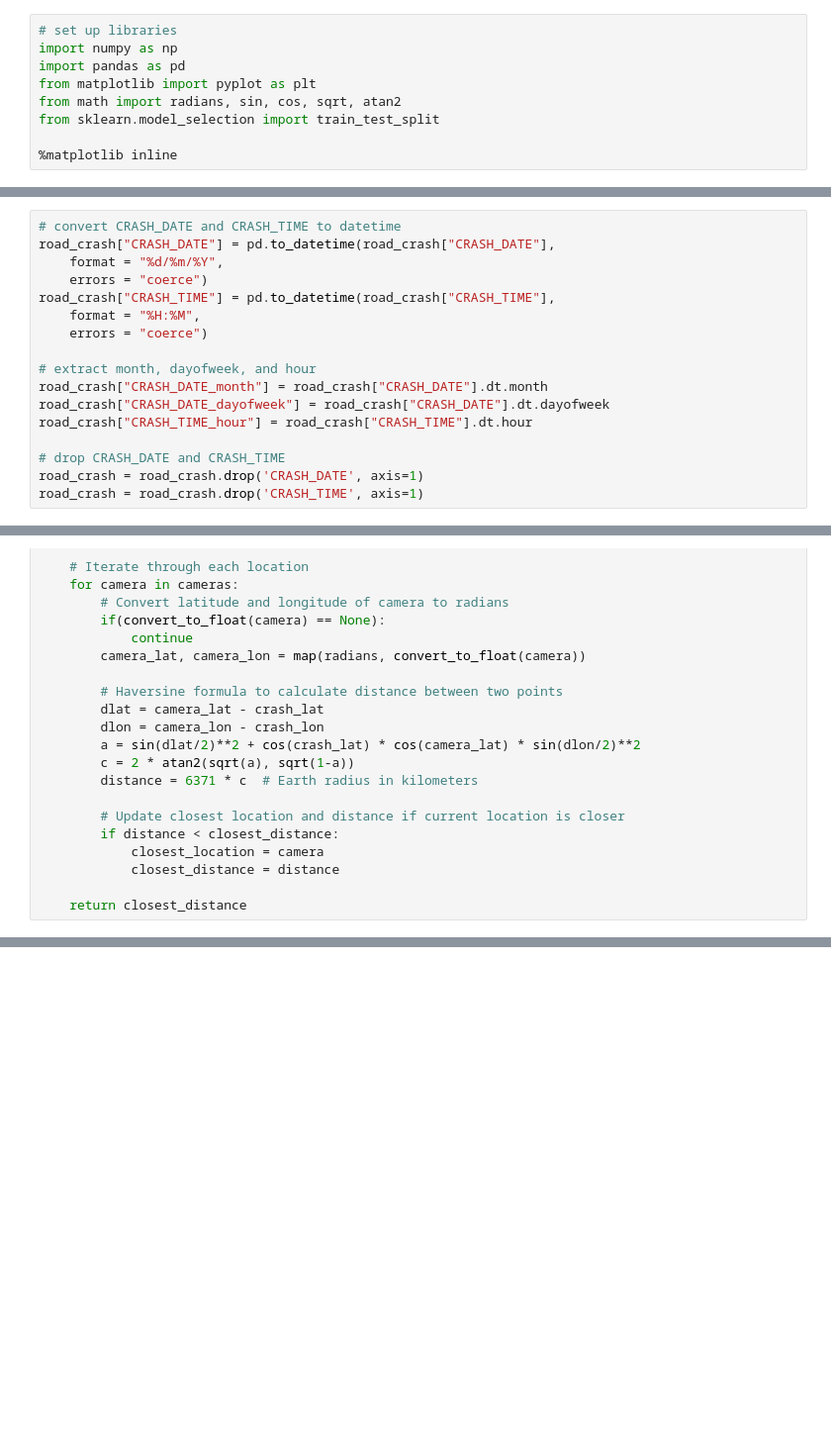
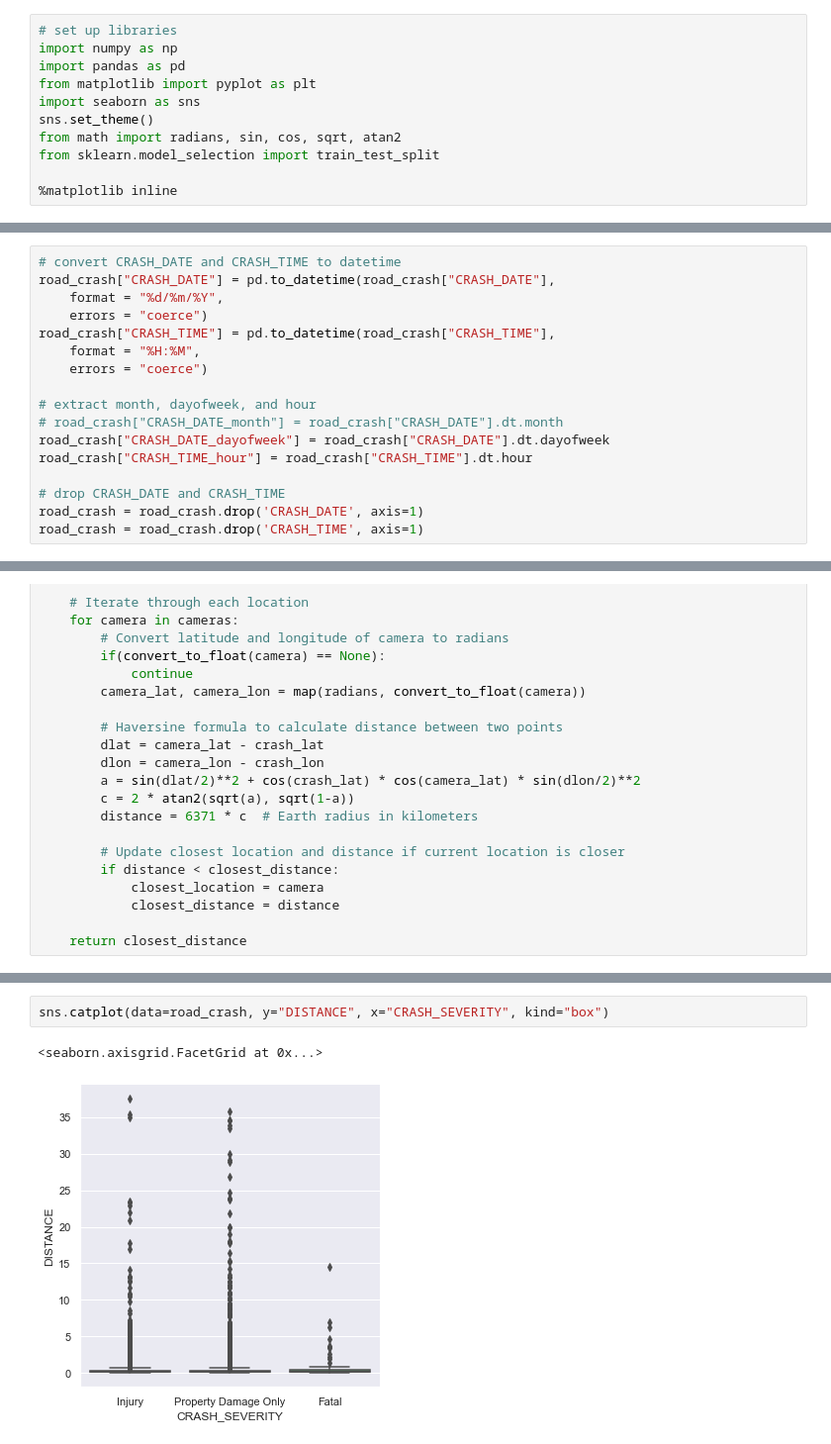
Before and after one commit to Chris-Luong/TheLastOfUs, a Jupyter notebook: FeatureEngineering.ipynb, the cells around one changed output, grey strips where cells are left out. Shown at 99% size. Drawn from its saved outputs; the diff is of its cells as text; blank space fills up the shorter version.

```diff
--- a/FeatureEngineering.ipynb
+++ b/FeatureEngineering.ipynb
@@ -3,6 +3,8 @@
 import numpy as np
 import pandas as pd
 from matplotlib import pyplot as plt
+import seaborn as sns
+sns.set_theme()
 from math import radians, sin, cos, sqrt, atan2
 from sklearn.model_selection import train_test_split
 
@@ -36,7 +38,7 @@ road_crash["CRASH_TIME"] = pd.to_datetime(road_crash["CRASH_TIME"],
     errors = "coerce")
 
 # extract month, dayofweek, and hour
-road_crash["CRASH_DATE_month"] = road_crash["CRASH_DATE"].dt.month
+# road_crash["CRASH_DATE_month"] = road_crash["CRASH_DATE"].dt.month
 road_crash["CRASH_DATE_dayofweek"] = road_crash["CRASH_DATE"].dt.dayofweek
 road_crash["CRASH_TIME_hour"] = road_crash["CRASH_TIME"].dt.hour
 
@@ -197,0 +160,5 @@ Test Fatal Count: 16
+# %%
+sns.catplot(data=road_crash, y="DISTANCE", x="CRASH_SEVERITY", kind="box")
+# %% [output]
+<seaborn.axisgrid.FacetGrid at 0x...>
+[figure, added]
```
Also changed, not shown: parts of 22 cells of this notebook, 6 other files.
